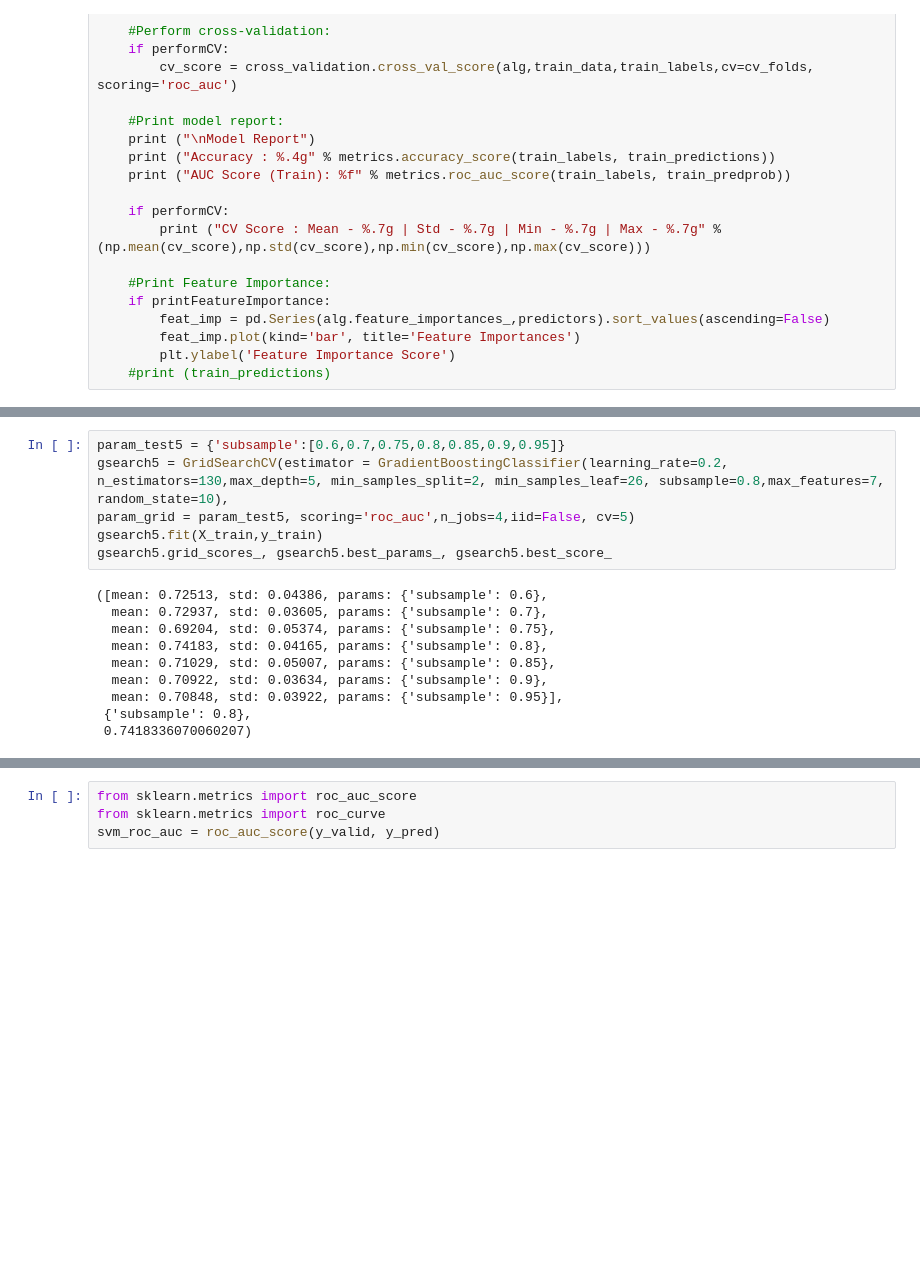
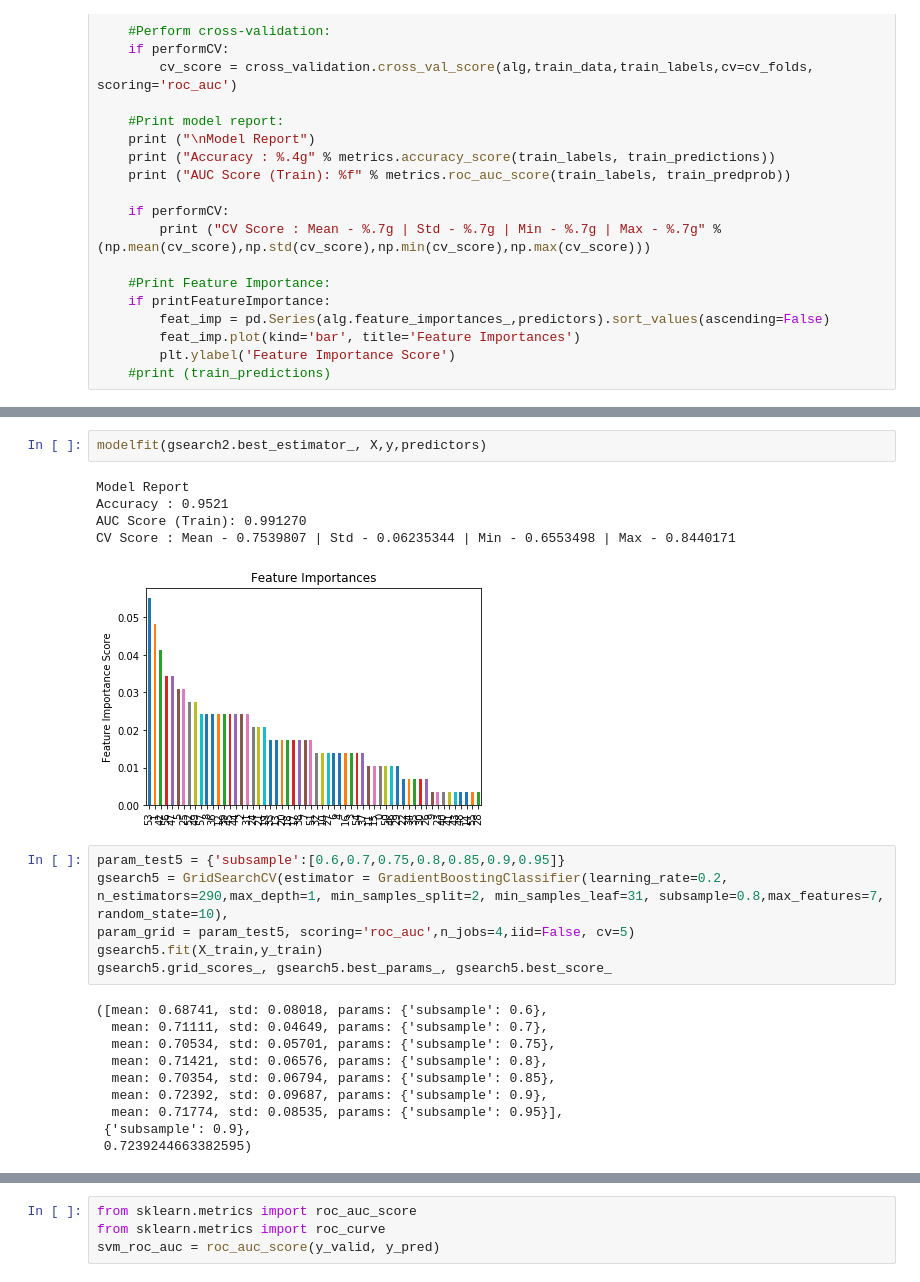
Before and after one commit to Divya1205/RBHS_Sitani, a Jupyter notebook: tuningGBM.ipynb, the cells around one changed output, grey strips where cells are left out. Saved outputs shown, nothing was run; the diff lists cells and outputs as text; blank space fills up the shorter version.

```diff
--- a/tuningGBM.ipynb
+++ b/tuningGBM.ipynb
@@ -189,19 +199,27 @@ gsearch4.best_params_, gsearch4.best_score_
+# %%
+modelfit(gsearch2.best_estimator_, X,y,predictors)
+# %% [output]
+Model Report
+Accuracy : 0.9521
+AUC Score (Train): 0.991270
+CV Score : Mean - 0.7539807 | Std - 0.06235344 | Min - 0.6553498 | Max - 0.8440171
+[figure, added]
 # %%
 param_test5 = {'subsample':[0.6,0.7,0.75,0.8,0.85,0.9,0.95]}
-gsearch5 = GridSearchCV(estimator = GradientBoostingClassifier(learning_rate=0.2, n_estimators=130,max_depth=5, min_samples_split=2, min_samples_leaf=26, subsample=0.8,max_features=7, random_state=10),
+gsearch5 = GridSearchCV(estimator = GradientBoostingClassifier(learning_rate=0.2, n_estimators=290,max_depth=1, min_samples_split=2, min_samples_leaf=31, subsample=0.8,max_features=7, random_state=10),
 param_grid = param_test5, scoring='roc_auc',n_jobs=4,iid=False, cv=5)
 gsearch5.fit(X_train,y_train)
 gsearch5.grid_scores_, gsearch5.best_params_, gsearch5.best_score_
 # %% [output]
-([mean: 0.72513, std: 0.04386, params: {'subsample': 0.6},
-  mean: 0.72937, std: 0.03605, params: {'subsample': 0.7},
-  mean: 0.69204, std: 0.05374, params: {'subsample': 0.75},
-  mean: 0.74183, std: 0.04165, params: {'subsample': 0.8},
-  mean: 0.71029, std: 0.05007, params: {'subsample': 0.85},
-  mean: 0.70922, std: 0.03634, params: {'subsample': 0.9},
-  mean: 0.70848, std: 0.03922, params: {'subsample': 0.95}],
- {'subsample': 0.8},
- 0.7418336070060207)
+([mean: 0.68741, std: 0.08018, params: {'subsample': 0.6},
+  mean: 0.71111, std: 0.04649, params: {'subsample': 0.7},
+  mean: 0.70534, std: 0.05701, params: {'subsample': 0.75},
+  mean: 0.71421, std: 0.06576, params: {'subsample': 0.8},
+  mean: 0.70354, std: 0.06794, params: {'subsample': 0.85},
+  mean: 0.72392, std: 0.09687, params: {'subsample': 0.9},
+  mean: 0.71774, std: 0.08535, params: {'subsample': 0.95}],
+ {'subsample': 0.9},
+ 0.7239244663382595)
 # %%
 from sklearn.ensemble import GradientBoostingClassifier
 #import pdb
```
Also changed, not shown: parts of 14 cells of this notebook.
